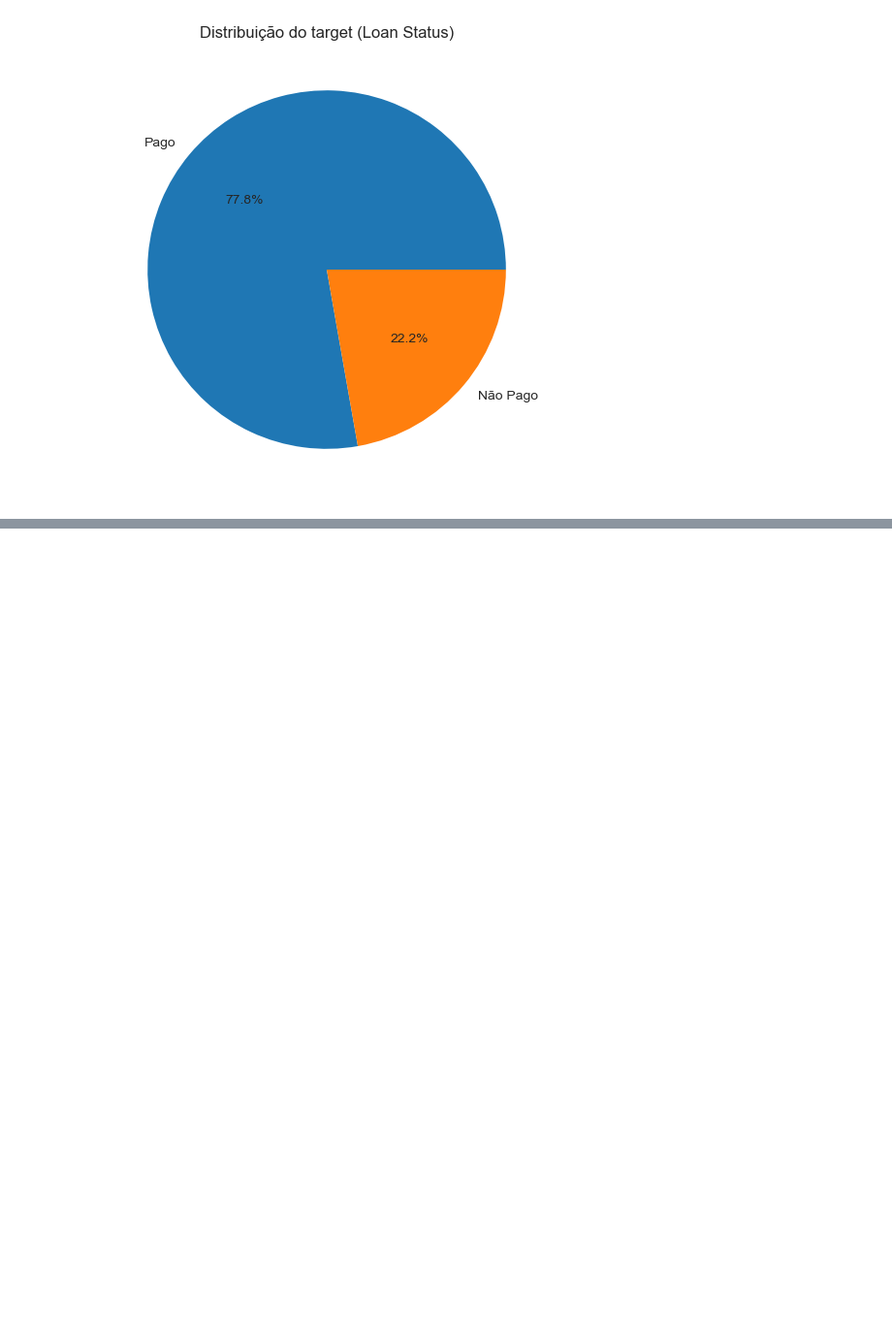
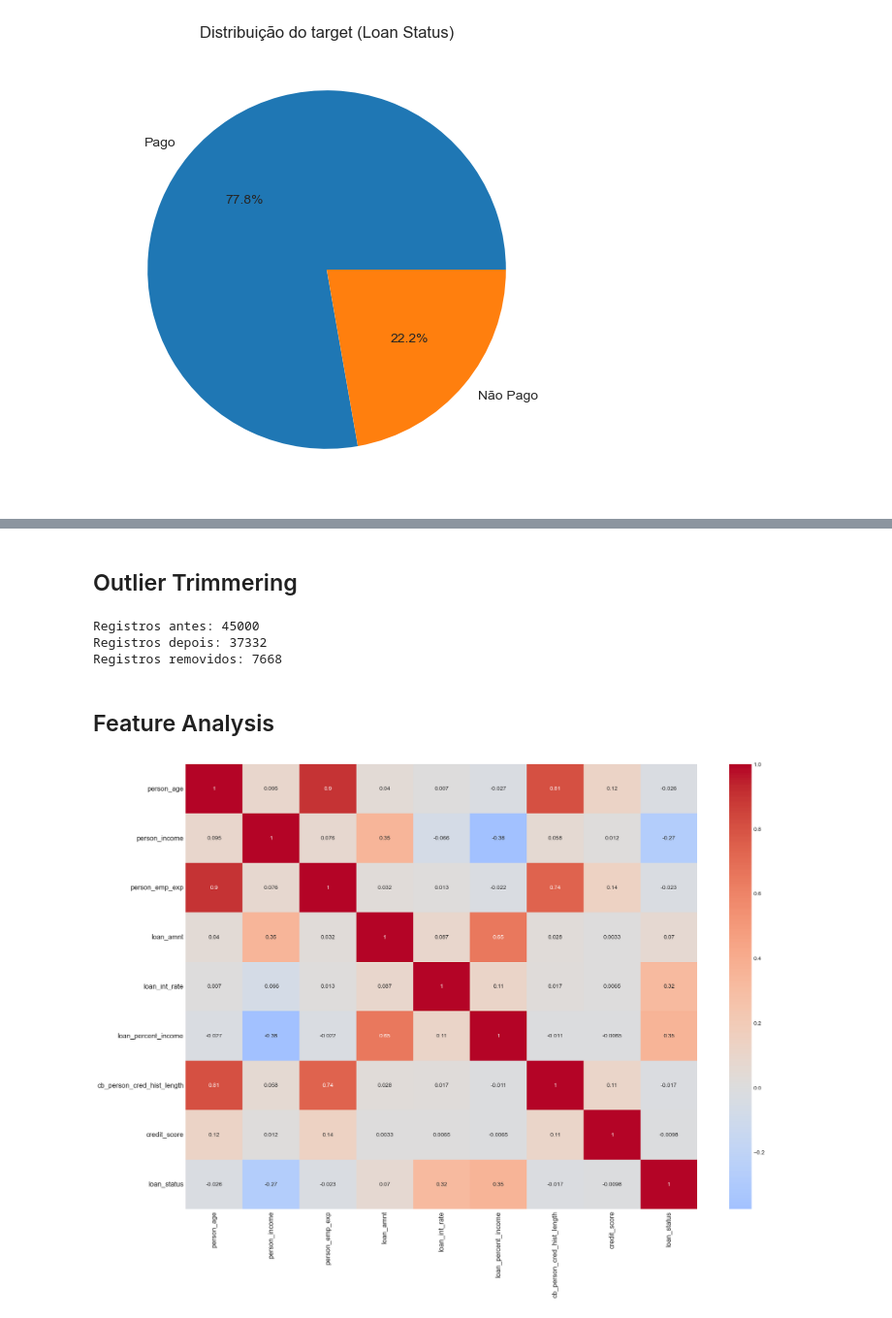
Before and after one commit to Marcao-Martins/Credit-Risk, a Jupyter notebook: loan.ipynb, the cells around one changed output, grey strips where cells are left out. Shown: that part at 97% size. Cells and saved outputs as stored; diff of their text form; code cells hidden in the pictures; blank space fills up the shorter version.

```diff
--- a/loan.ipynb
+++ b/loan.ipynb
@@ -277,0 +299,3 @@ colunas_simetricas = ['person_age', 'credit_score']
+# %%
+colunas_assimetricas = ['person_age', 'person_income', 'loan_amnt', 'credit_score', 'person_emp_exp', 'loan_percent_income', 'cb_person_cred_hist_length', 'credit_score']
+colunas_simetricas = ['loan_int_rate']
@@ -277,0 +312,10 @@ colunas_simetricas = ['person_age', 'credit_score']
+# %%
+categorical_cols = ['person_gender', 'person_education', 'person_home_ownership',
+                   'loan_intent', 'previous_loan_defaults_on_file']
+
+# 1. Label Encoding para variáveis binárias e ordinais
+le = LabelEncoder()
+
+# Encoding para variáveis binárias (2 categorias)
+df['person_gender'] = le.fit_transform(df['person_gender'])
+df['previous_loan_defaults_on_file'] = le.fit_transform(df['previous_loan_defaults_on_file'])
@@ -277,0 +340,42 @@ colunas_simetricas = ['person_age', 'credit_score']
+# %% [markdown]
+## Outlier Trimmering
+# %%
+
+# Selecionando colunas numéricas
+numeric_cols = ['person_age', 'person_income', 'person_emp_exp', 'loan_amnt', 'loan_int_rate', 'loan_percent_income', 'cb_person_cred_hist_length', 'credit_score']
+
+# Criando o OutlierTrimmer
+trimmer = OutlierTrimmer(
+    capping_method='iqr',  # usando método IQR (Intervalo Interquartil)
+    tail='both',          # remove outliers de ambos os lados
+    fold=1.5,            # multiplicador padrão do IQR
+    variables=numeric_cols
+)
+
+# Aplicando o trimmer
+df_clean = trimmer.fit_transform(df)
+
+# Mostrando quantidade de registros antes e depois
+print(f"Registros antes: {len(df)}")
+print(f"Registros depois: {len(df_clean)}")
+print(f"Registros removidos: {len(df) - len(df_clean)}")
+
+df = df_clean
+# %% [output]
+Registros antes: 45000
+Registros depois: 37332
+Registros removidos: 7668
+# %% [markdown]
+## Feature Analysis
+# %%
+# Criando a matriz de correlação
+plt.figure(figsize=(20, 14))
+sns.heatmap(df[numeric_cols + ['loan_status']].corr(),
+            annot=True,
+            cmap='coolwarm',
+            center=0)
+plt.xticks(fontsize=12)
+plt.yticks(fontsize=12)
+plt.show()
+# %% [output]
+[figure, added]
```
Also changed, not shown: parts of 23 cells of this notebook, 4 other files.
